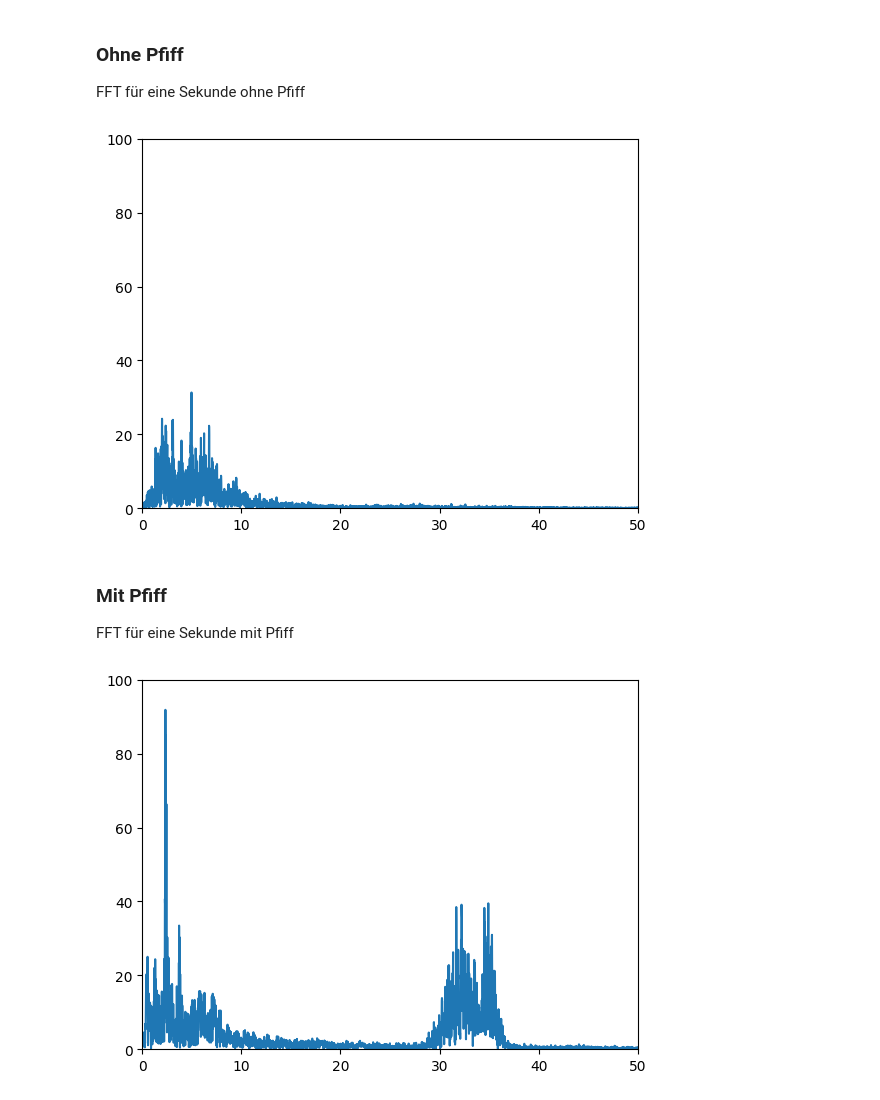
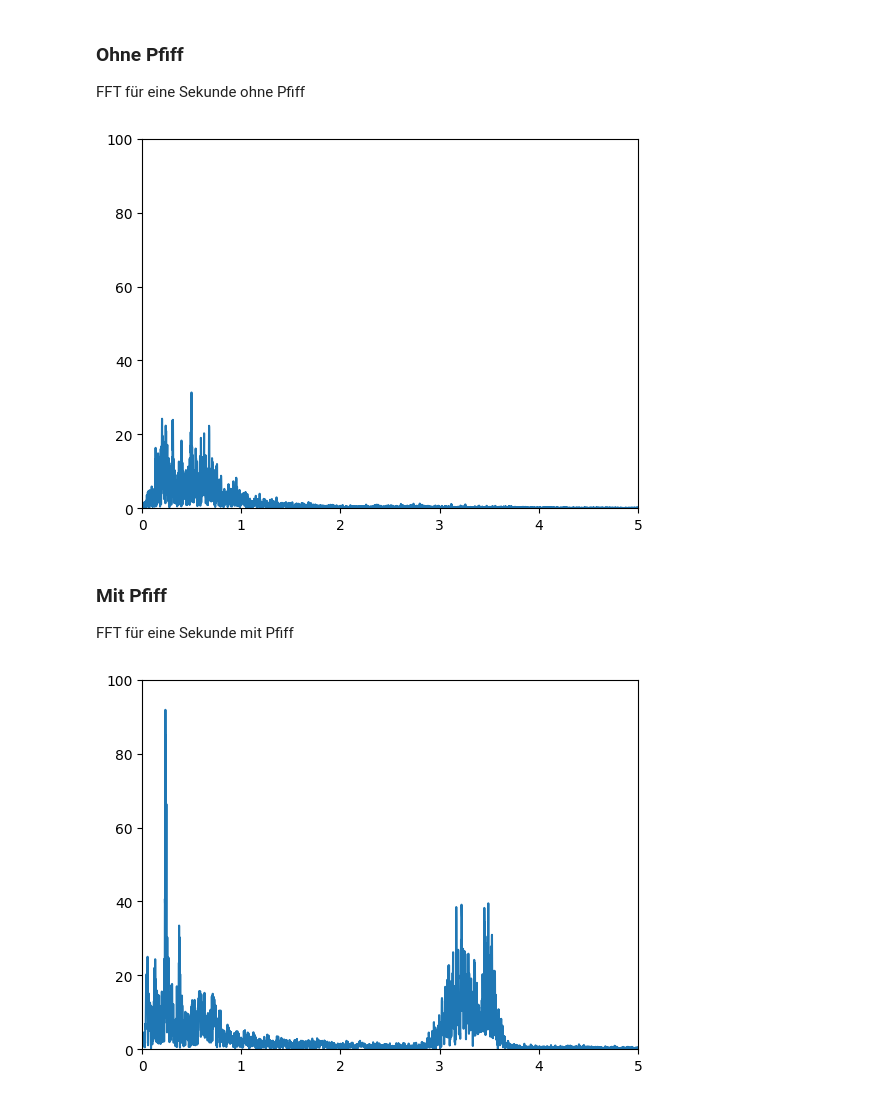
Before and after one commit to 24-mus-whistle/24-mus-whistle, a Jupyter notebook: src/research/scipy_fft.ipynb, the cells around one changed output. Drawn from its saved outputs; the diff is of its cells as text; code cells hidden in the pictures.

```diff
--- a/src/research/scipy_fft.ipynb
+++ b/src/research/scipy_fft.ipynb
@@ -47,20 +47,20 @@ Generierung der Einzelnen Frequenzanteile aus den Abtastpunkten mithilfe der FFT
 FFT für eine Sekunde ohne Pfiff
 # %%
 fft_data = fft(sound_data['back-left'][sample_index(148):sample_index(149)])
-fft_freq = fftfreq(sample_index(149) - sample_index(148), 1 / 441000)
+fft_freq = fftfreq(sample_index(149) - sample_index(148), 1 / 44100)
 plt.plot(fft_freq[:fft_freq.size // 2] / 1000, np.abs(fft_data)[:fft_data.size // 2])
-plt.axis([0, 50, 0, 100])
+plt.axis([0, 5, 0, 100])
 plt.show()
 # %% [output]
-[figure, old version]
+[figure, new version]
 # %% [markdown]
 ### Mit Pfiff
 FFT für eine Sekunde mit Pfiff
 # %%
 fft_data = fft(sound_data['back-left'][sample_index(150):sample_index(151)])
-fft_freq = fftfreq(sample_index(151) - sample_index(150), 1 / 441000)
+fft_freq = fftfreq(sample_index(151) - sample_index(150), 1 / 44100)
 plt.plot(fft_freq[:fft_freq.size // 2] / 1000, np.abs(fft_data)[:fft_data.size // 2])
-plt.axis([0, 50, 0, 100])
+plt.axis([0, 5, 0, 100])
 plt.show()
 # %% [output]
-[figure, old version]
+[figure, new version]
```
Also changed, not shown: 4 other files.
